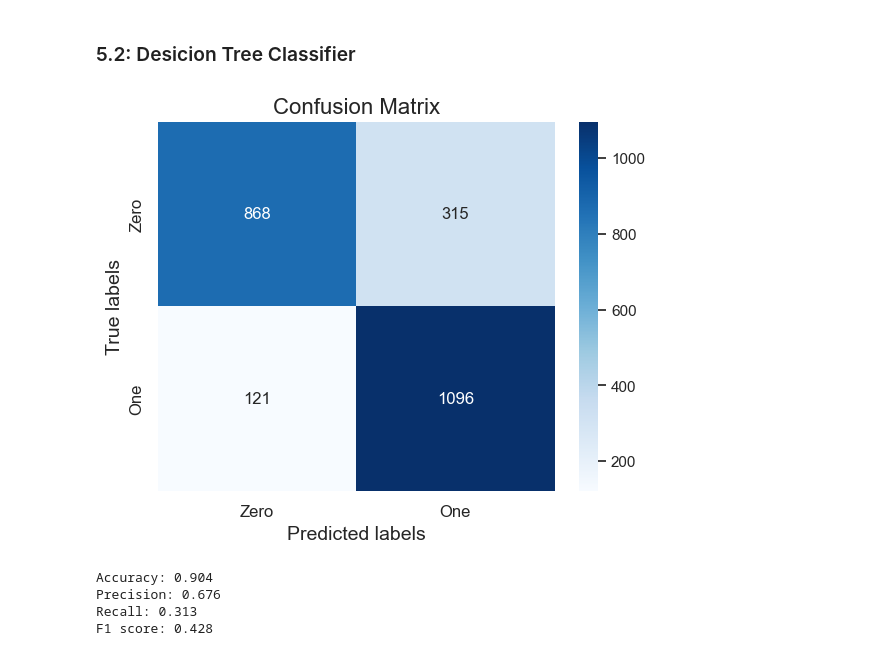
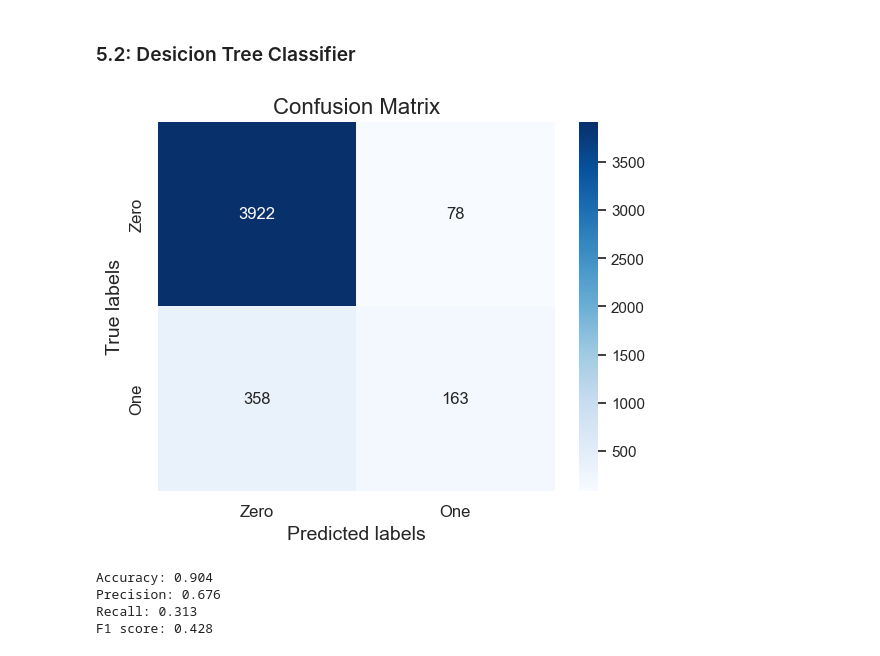
Before and after one commit to Natanael20098/Bank_project-Coderhouse, a Jupyter notebook: Banking_dataset.ipynb, the cells around one changed output. Cells and saved outputs as stored; diff of their text form; code cells hidden in the pictures.

```diff
--- a/Banking_dataset.ipynb
+++ b/Banking_dataset.ipynb
@@ -947,28 +947,28 @@ Overall, it seems that the logistic regression model performs better for predict
 # %%
 tree_model = DecisionTreeClassifier(max_depth=5, min_samples_split=10, min_samples_leaf=5)
 tree_model.fit(X_train_new, y_train_new)
 pred = tree_model.predict(X_test_new)
 
 cm_dt = confusion_matrix(y_test_new,pred)
 
 labels = ['True Neg','False Pos','False Neg','True Pos']
 categories = ['Zero', 'One']
 
 # Create a function to plot
 def plot_confusion_matrix(cm):
     ax = plt.subplot()
     sns.heatmap(cm, annot=True, ax=ax, cmap='Blues', fmt='g')
 
     ax.set_xlabel('Predicted labels', fontsize=14)
     ax.set_ylabel('True labels', fontsize=14)
     ax.set_xticklabels(categories, fontsize=12)
     ax.set_yticklabels(categories, fontsize=12)
     ax.set_title('Confusion Matrix', fontsize=16)
 
-plot_confusion_matrix(confusion_matrix(y_test_o, y_pred_o))
+plot_confusion_matrix(confusion_matrix(y_test_new, pred))
 plt.show()
 # %% [output]
-[figure, old version]
+[figure, new version]
 # %%
 accuracy = accuracy_score(y_test_new, pred)
 precision = precision_score(y_test_new, pred, pos_label='yes')
```
Also changed, not shown: parts of 12 cells of this notebook.
